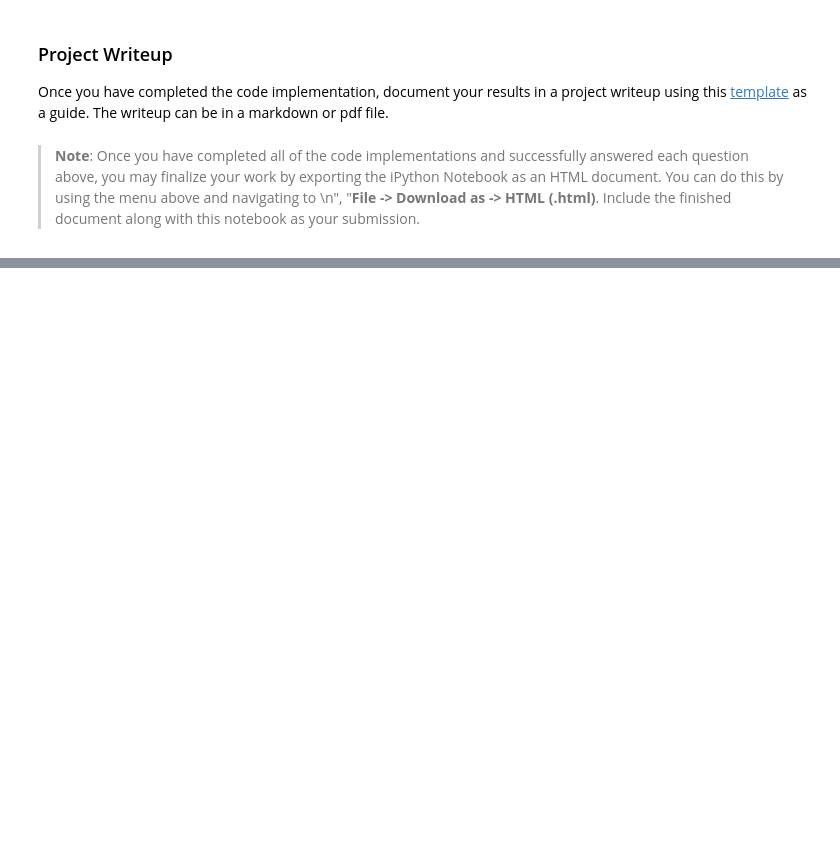
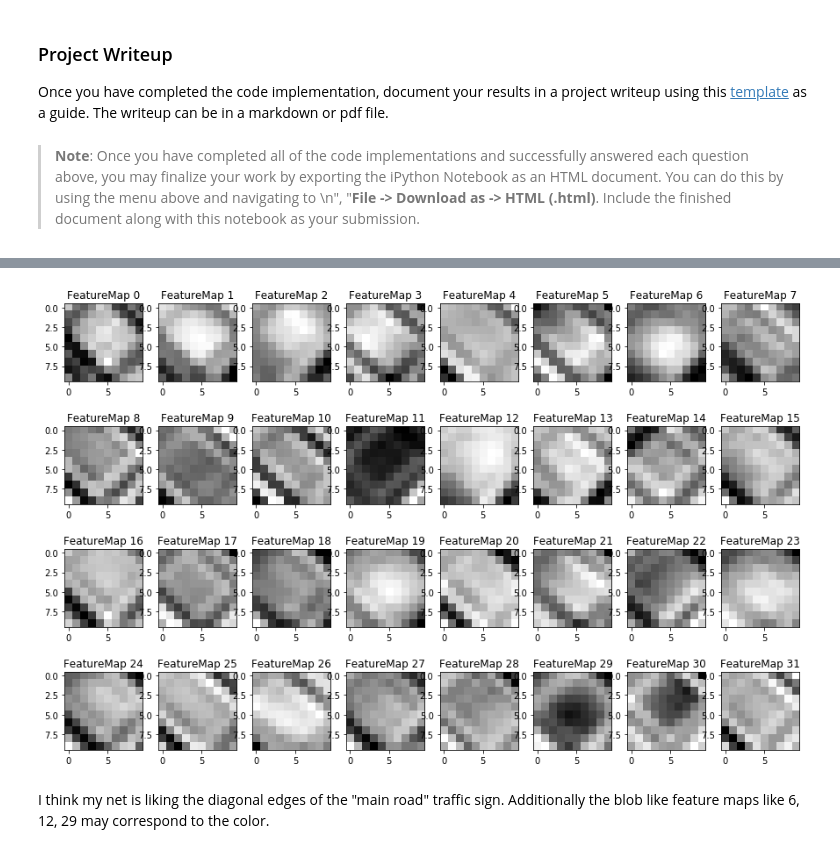
Before and after one commit to einrob/TS_CNN, a Jupyter notebook: Traffic_Sign_Classifier.ipynb, the cells around one changed output, grey strips where cells are left out. Saved outputs shown, nothing was run; the diff lists cells and outputs as text; code cells hidden in the pictures; blank space fills up the shorter version.

```diff
--- a/Traffic_Sign_Classifier.ipynb
+++ b/Traffic_Sign_Classifier.ipynb
@@ -1385,0 +1573,10 @@ You may find `signnames.csv` useful as it contains mappings from the class id (i
+# %%
+### Run the predictions here and use the model to output the prediction for each image.
+
+with tf.Session() as sess:
+    saver.restore(sess, tf.train.latest_checkpoint('.'))
+    prob = sess.run(tf.nn.softmax(logits), feed_dict={x: X_test_new_normalized, keep_prob: 1.0})
+    top_prediction = tf.nn.top_k(prob, k=1)
+    preditced_signs = sess.run(top_prediction)
+
+print("Predicted Signs: ", preditced_signs)
@@ -1390,0 +1614,7 @@ You may find `signnames.csv` useful as it contains mappings from the class id (i
+# %%
+# Using same syntax as before only with new normalized datasets and labels
+# Accuracy on whole new test set
+with tf.Session() as sess:
+    saver.restore(sess, tf.train.latest_checkpoint('.'))
+    train_loss,test_accuracy = evaluate(X_test_new_normalized, labels)
+    print("Total Accuracy on new test set = {:.3f}".format(test_accuracy))
@@ -1431,3 +1629,14 @@ Looking just at the first row we get `[ 0.34763842,  0.24879643,  0.12789202]`,
 # %%
 ### Print out the top five softmax probabilities for the predictions on the German traffic sign images found on the web.
 ### Feel free to use as many code cells as needed.
+
+import csv
+
+# Now I am using the k=5 to get the top 5 classified images
+with tf.Session() as sess:
+    saver.restore(sess, tf.train.latest_checkpoint('.'))
+    prob = sess.run(tf.nn.softmax(logits), feed_dict={x: X_test_new_normalized, keep_prob: 1.0})
+    top_5 = tf.nn.top_k(prob, k=5)
+    signs_top_5 = sess.run(top_5)
+
+print(signs_top_5)
@@ -1460,29 +1711,41 @@ For an example of what feature map outputs look like, check out NVIDIA's results
 # %%
 ### Visualize your network's feature maps here.
 ### Feel free to use as many code cells as needed.
 
 # image_input: the test image being fed into the network to produce the feature maps
 # tf_activation: should be a tf variable name used during your training procedure that represents the calculated state of a specific weight layer
 # activation_min/max: can be used to view the activation contrast in more detail, by default matplot sets min and max to the actual min and max values of the output
 # plt_num: used to plot out multiple different weight feature map sets on the same block, just extend the plt number for each new feature map entry
 
 def outputFeatureMap(image_input, tf_activation, activation_min=-1, activation_max=-1 ,plt_num=1):
     # Here make sure to preprocess your image_input in a way your network expects
     # with size, normalization, ect if needed
     # image_input =
     # Note: x should be the same name as your network's tensorflow data placeholder variable
     # If you get an error tf_activation is not defined it may be having trouble accessing the variable from inside a function
     activation = tf_activation.eval(session=sess,feed_dict={x : image_input})
     featuremaps = activation.shape[3]
     plt.figure(plt_num, figsize=(15,15))
     for featuremap in range(featuremaps):
         plt.subplot(6,8, featuremap+1) # sets the number of feature maps to show on each row and column
         plt.title('FeatureMap ' + str(featuremap)) # displays the feature map number
         if activation_min != -1 & activation_max != -1:
             plt.imshow(activation[0,:,:, featuremap], interpolation="nearest", vmin =activation_min, vmax=activation_max, cmap="gray")
         elif activation_max != -1:
             plt.imshow(activation[0,:,:, featuremap], interpolation="nearest", vmax=activation_max, cmap="gray")
         elif activation_min !=-1:
             plt.imshow(activation[0,:,:, featuremap], interpolation="nearest", vmin=activation_min, cmap="gray")
         else:
             plt.imshow(activation[0,:,:, featuremap], interpolation="nearest", cmap="gray")
+
+with tf.Session() as sess:
+    saver.restore(sess, tf.train.latest_checkpoint('.'))
+    # Because of my scope names I have to use Scopename/Layername to get the tensors
+    conv1 = sess.graph.get_tensor_by_name('ConvL1/ConvL1:0')
+    outputFeatureMap(X_test_new_normalized,conv1, activation_min=-1, activation_max=-1, plt_num=1)
+    conv2 = sess.graph.get_tensor_by_name('ConvL2/ConvL2:0')
+    outputFeatureMap(X_test_new_normalized,conv2, activation_min=-1, activation_max=-1, plt_num=1)
+# %% [output]
+[figure, added]
+# %% [markdown]
+I think my net is liking the diagonal edges of the "main road" traffic sign. Additionally the blob like feature maps like 6, 12, 29 may correspond to the color.
```
Also changed, not shown: parts of 33 cells of this notebook, 3 other files.
